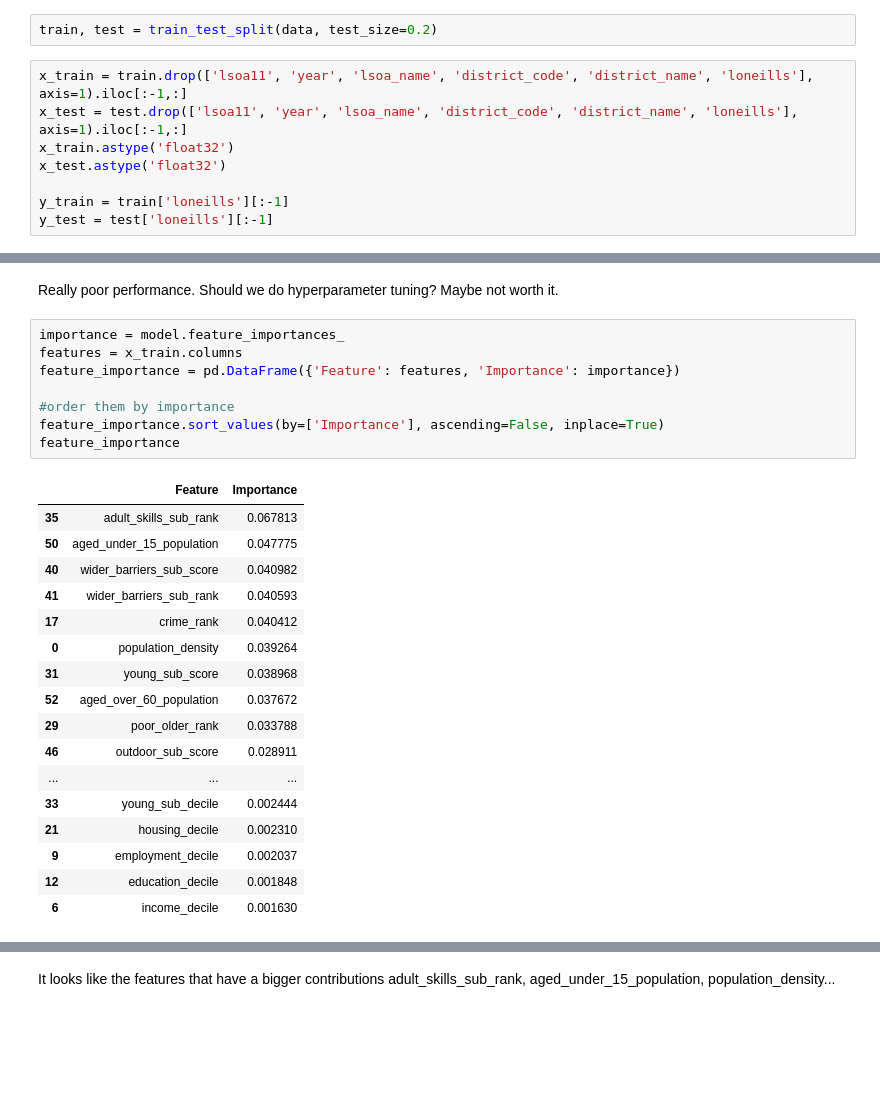
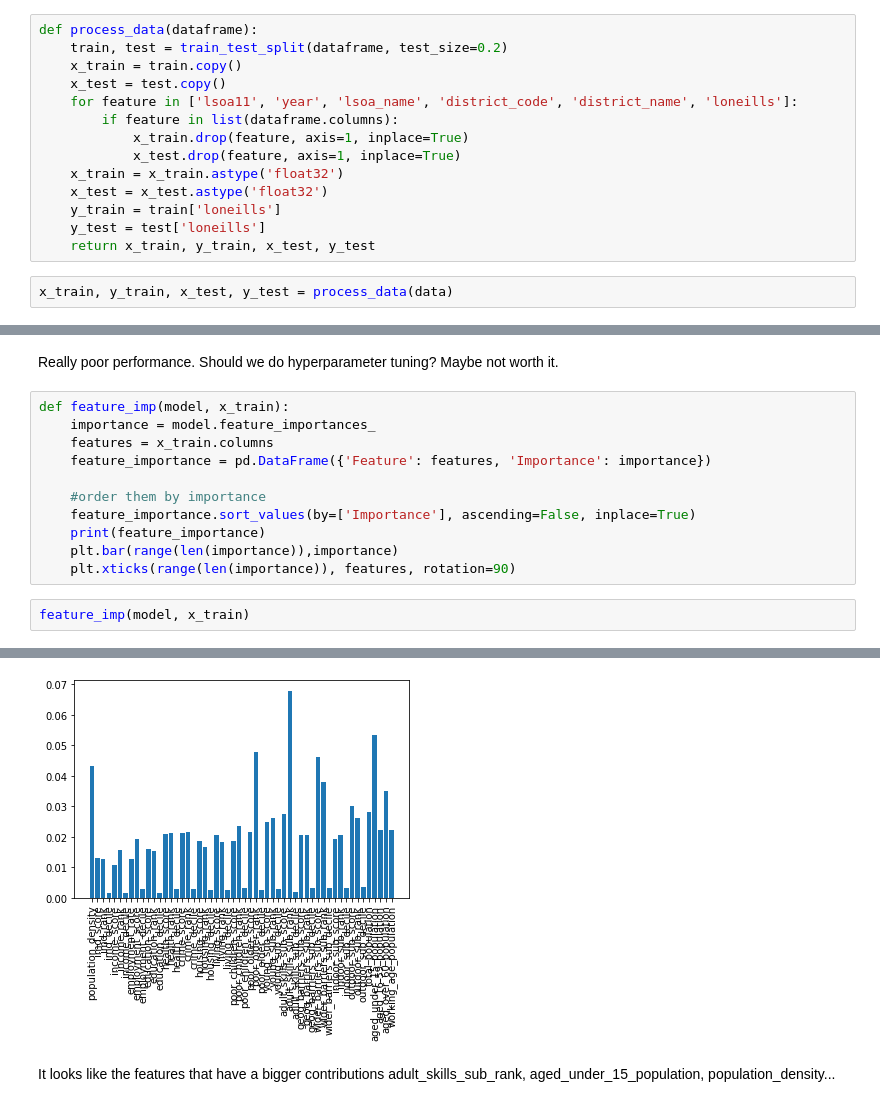
Before and after one commit to TamsinHu/Loneliness_study, a Jupyter notebook: random_forest.ipynb, the cells around one changed output, grey strips where cells are left out. Saved outputs shown, nothing was run; the diff lists cells and outputs as text; blank space fills up the shorter version.

```diff
--- a/random_forest.ipynb
+++ b/random_forest.ipynb
@@ -23,16 +23,22 @@ data.head()
 5 rows × 60 columns
 # %% [markdown]
 Perform a trivial train-test split. Cross validation is not needed in RF in theory.
-# %%
-train, test = train_test_split(data, test_size=0.2)
 # %%
-x_train = train.drop(['lsoa11', 'year', 'lsoa_name', 'district_code', 'district_name', 'loneills'], axis=1).iloc[:-1,:]
-x_test = test.drop(['lsoa11', 'year', 'lsoa_name', 'district_code', 'district_name', 'loneills'], axis=1).iloc[:-1,:]
-x_train.astype('float32')
-x_test.astype('float32')
-
-y_train = train['loneills'][:-1]
-y_test = test['loneills'][:-1]
+def process_data(dataframe):
+    train, test = train_test_split(dataframe, test_size=0.2)
+    x_train = train.copy()
+    x_test = test.copy()
+    for feature in ['lsoa11', 'year', 'lsoa_name', 'district_code', 'district_name', 'loneills']:
+        if feature in list(dataframe.columns):
+            x_train.drop(feature, axis=1, inplace=True)
+            x_test.drop(feature, axis=1, inplace=True)
+    x_train = x_train.astype('float32')
+    x_test = x_test.astype('float32')
+    y_train = train['loneills']
+    y_test = test['loneills']
+    return x_train, y_train, x_test, y_test
+# %%
+x_train, y_train, x_test, y_test = process_data(data)
 # %%
 model = RandomForestRegressor()
 # %%
@@ -46,28 +52,16 @@ model.score(x_test, y_test)
 # %% [markdown]
 Really poor performance. Should we do hyperparameter tuning? Maybe not worth it.
 # %%
-importance = model.feature_importances_
-features = x_train.columns
-feature_importance = pd.DataFrame({'Feature': features, 'Importance': importance})
+def feature_imp(model, x_train):
+    importance = model.feature_importances_
+    features = x_train.columns
+    feature_importance = pd.DataFrame({'Feature': features, 'Importance': importance})
 
-#order them by importance
-feature_importance.sort_values(by=['Importance'], ascending=False, inplace=True)
-feature_importance
+    #order them by importance
+    feature_importance.sort_values(by=['Importance'], ascending=False, inplace=True)
+    print(feature_importance)
+    plt.bar(range(len(importance)),importance)
+    plt.xticks(range(len(importance)), features, rotation=90)
-# %% [output]
-|  | Feature | Importance |
-| 35 | adult_skills_sub_rank | 0.067813 |
-| 50 | aged_under_15_population | 0.047775 |
-| 40 | wider_barriers_sub_score | 0.040982 |
-| 41 | wider_barriers_sub_rank | 0.040593 |
-| 17 | crime_rank | 0.040412 |
-| 0 | population_density | 0.039264 |
-| 31 | young_sub_score | 0.038968 |
-| 52 | aged_over_60_population | 0.037672 |
-| 29 | poor_older_rank | 0.033788 |
-| 46 | outdoor_sub_score | 0.028911 |
-| ... | ... | ... |
-| 33 | young_sub_decile | 0.002444 |
-| 21 | housing_decile | 0.002310 |
-| 9 | employment_decile | 0.002037 |
-| 12 | education_decile | 0.001848 |
-| 6 | income_decile | 0.001630 |
+# %%
+feature_imp(model, x_train)
+# %% [output]
@@ -74,2 +85,3 @@ feature_importance
+[figure, added]
 # %% [markdown]
 It looks like the features that have a bigger contributions adult_skills_sub_rank, aged_under_15_population, population_density...
```
Also changed, not shown: parts of 23 cells of this notebook.
